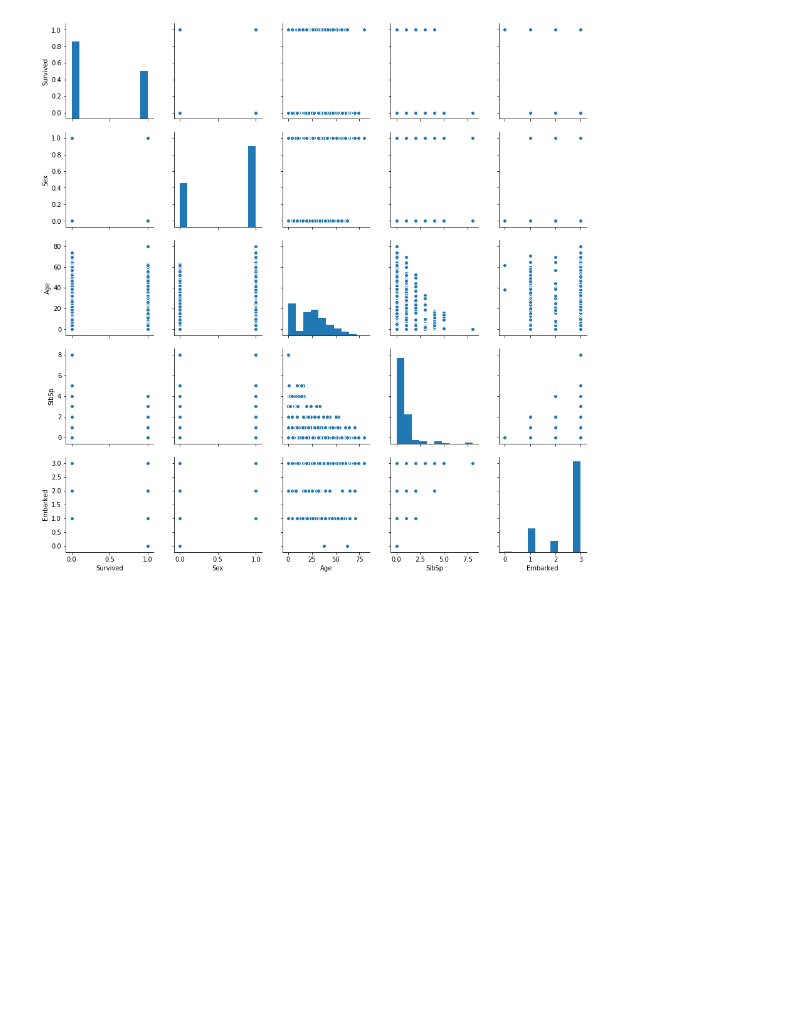
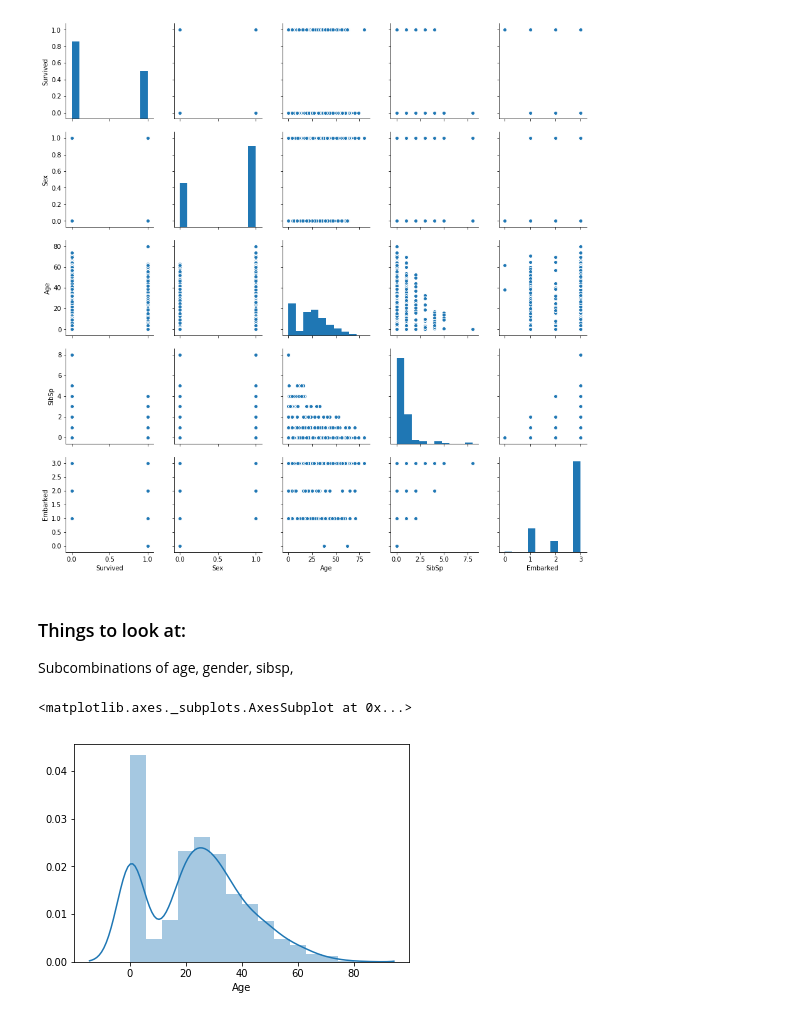
Before and after one commit to harrisonjansma/ML-Notes, a Jupyter notebook: Titanic/Titanic.ipynb, the cells around one changed output. Drawn from its saved outputs; the diff is of its cells as text; code cells hidden in the pictures; blank space fills up the shorter version.

```diff
--- a/Titanic/Titanic.ipynb
+++ b/Titanic/Titanic.ipynb
@@ -62,3 +60,12 @@ sns.pairplot(df)
 # %% [output]
 <seaborn.axisgrid.PairGrid at 0x...>
 [figure]
+# %% [markdown]
+### Things to look at:
+
+Subcombinations of age,  gender, sibsp,
+# %%
+sns.distplot(df['Age'])
+# %% [output]
+<matplotlib.axes._subplots.AxesSubplot at 0x...>
+[figure, added]
```
Also changed, not shown: parts of 1 cell of this notebook, 3 other files.
